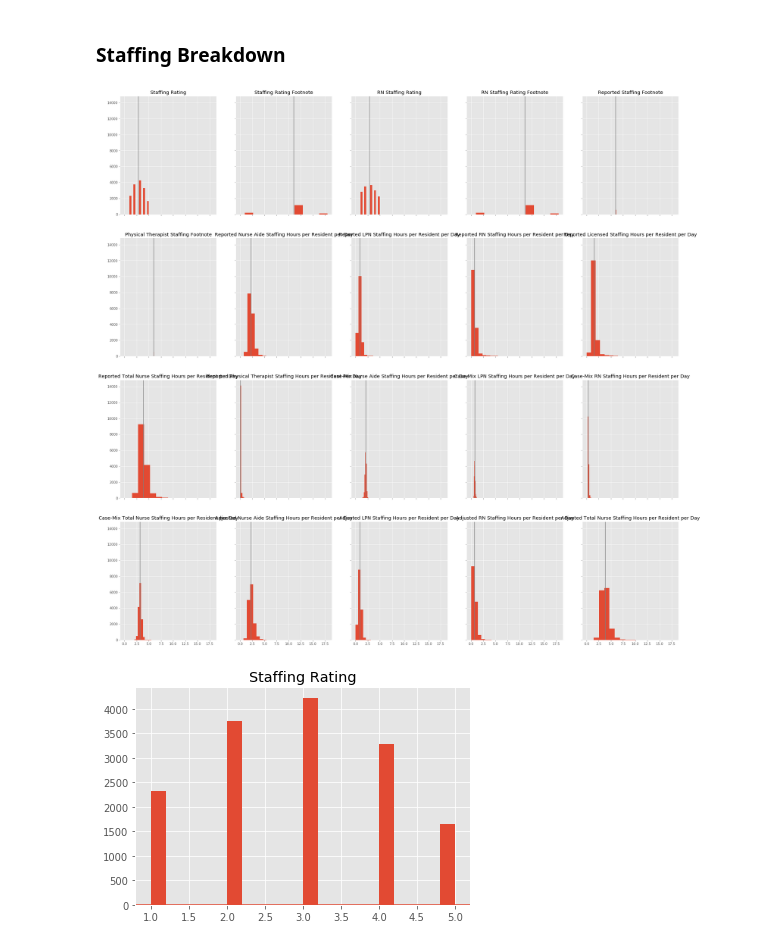
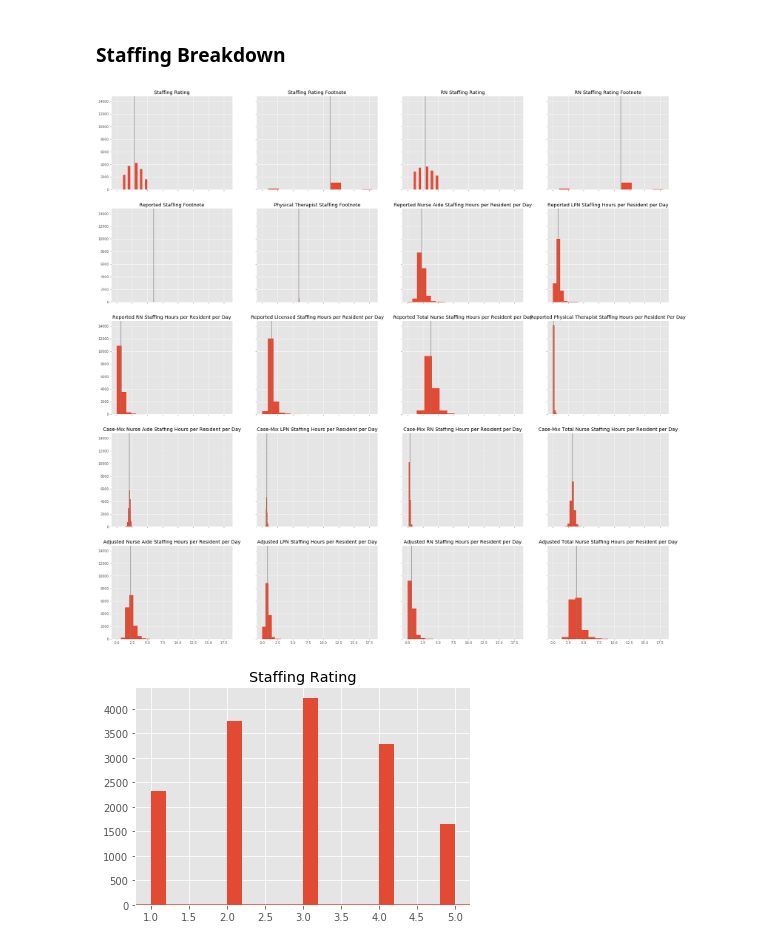
Before and after one commit to lbalido/nursing_homes, a Jupyter notebook: nursing_home.ipynb, the cells around one changed output. Saved outputs shown, nothing was run; the diff lists cells and outputs as text; code cells hidden in the pictures.

```diff
--- a/nursing_home.ipynb
+++ b/nursing_home.ipynb
@@ -106,21 +114,21 @@ ax.axvline(np.mean(merged_df['QM Rating']), color='grey')
 # %% [markdown]
 ### Staffing Breakdown
 # %%
-fig, axs = plt.subplots(4,5, figsize=(30,30), sharex=True, sharey=True)
+fig, axs = plt.subplots(5,4, figsize=(30,30), sharex=True, sharey=True)
 keys = []
 staffing_cols = [i for i in list(df_import.columns) if 'Staffing' in i]
 staffing_df = df_import.loc[:,  df_import.columns.isin(staffing_cols)]
-for i in range(4):
-    for j in range(5):
+for i in range(5):
+    for j in range(4):
         keys.append((i,j))
 
 for idx, staff in zip(keys,staffing_cols):
         cols = staffing_df[staff]
         axs[idx[0]][idx[1]].set_title(staff)
         axs[idx[0]][idx[1]].hist(cols)
         axs[idx[0]][idx[1]].axvline(np.mean(cols), color='grey')
 # %% [output]
-[figure, old version]
+[figure, new version]
 # %%
 #Create a new database with only staffing features
 
```
Also changed, not shown: parts of 41 cells of this notebook.
